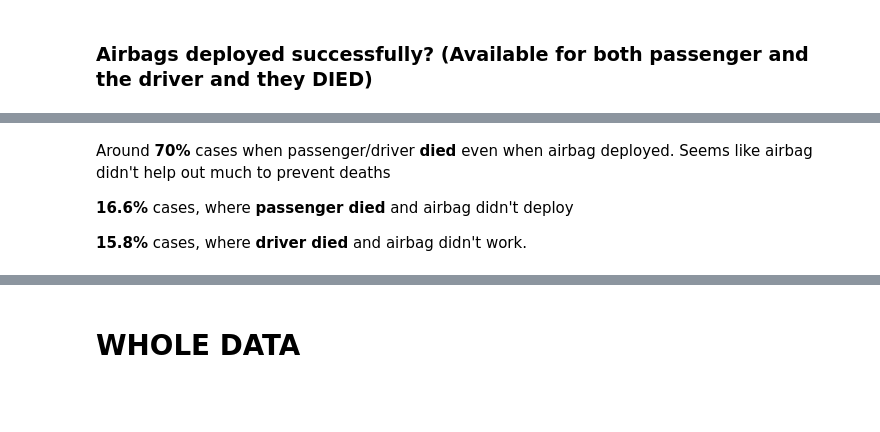
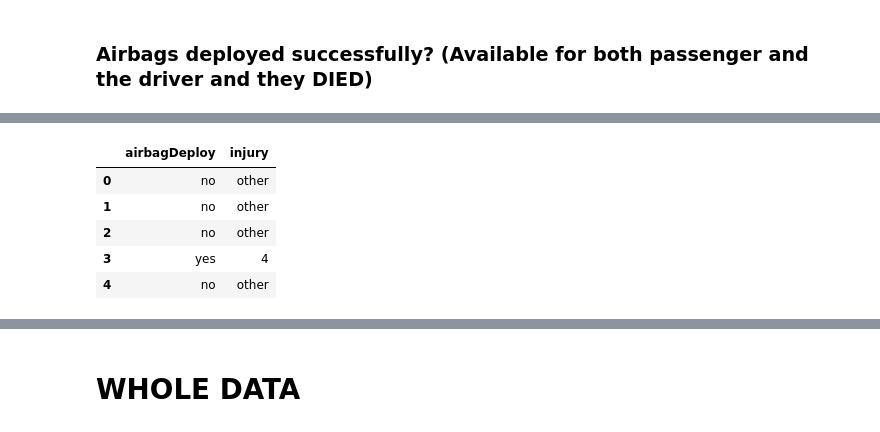
Before and after one commit to sohaibomr/data_analysis-FARS, a Jupyter notebook: sa_eda_fars.ipynb, the cells around one changed output, grey strips where cells are left out. Saved outputs shown, nothing was run; the diff lists cells and outputs as text; code cells hidden in the pictures; blank space fills up the shorter version.

```diff
--- a/sa_eda_fars.ipynb
+++ b/sa_eda_fars.ipynb
@@ -167,6 +185,13 @@ count_plot('D_airbagDeploy', 'x', data_impact_aibagAvail[data_impact_aibagAvail.
-# %% [markdown]
-Around **70%** cases when passenger/driver **died** even when airbag deployed. Seems like airbag didn't help out much to prevent deaths
-
-**16.6%** cases, where **passenger died** and airbag didn't deploy
-
-**15.8%** cases, where **driver died** and airbag didn't work.
+# %%
+#injury vs others
+
+passenger_injury_death = data[['airbagDeploy', 'injury']]
+passenger_injury_death.loc[passenger_injury_death.injury != 4, 'injury'] = 'other'
+passenger_injury_death.head()
+# %% [output]
+|  | airbagDeploy | injury |
+| 0 | no | other |
+| 1 | no | other |
+| 2 | no | other |
+| 3 | yes | 4 |
+| 4 | no | other |
```
Also changed, not shown: parts of 31 cells of this notebook, 2 other files.
